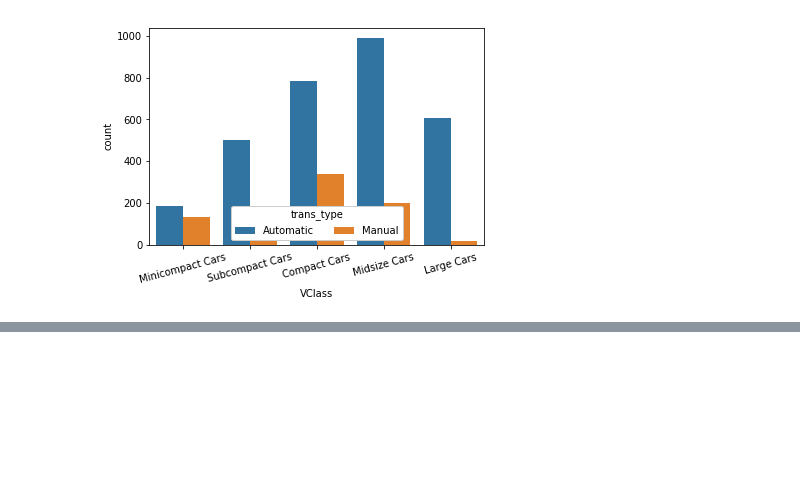
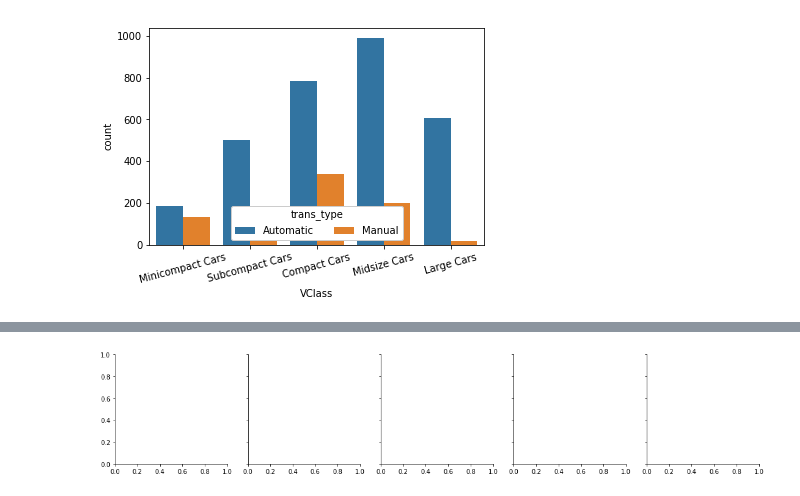
Before and after one commit to iRaied/Project_5_3_Pokemon, a Jupyter notebook: Bivariate_Exploration.ipynb, the cells around one changed output, grey strips where cells are left out. Drawn from its saved outputs; the diff is of its cells as text; code cells hidden in the pictures; blank space fills up the shorter version.

```diff
--- a/Bivariate_Exploration.ipynb
+++ b/Bivariate_Exploration.ipynb
@@ -335,0 +392,4 @@ ax.legend(loc = 8, ncol = 3, framealpha = 1, title = 'trans_type')
+# %%
+sb.FacetGrid(data = fuel_econ, col = 'VClass');
+# %% [output]
+[figure, added]
```
Also changed, not shown: parts of 12 cells of this notebook.
